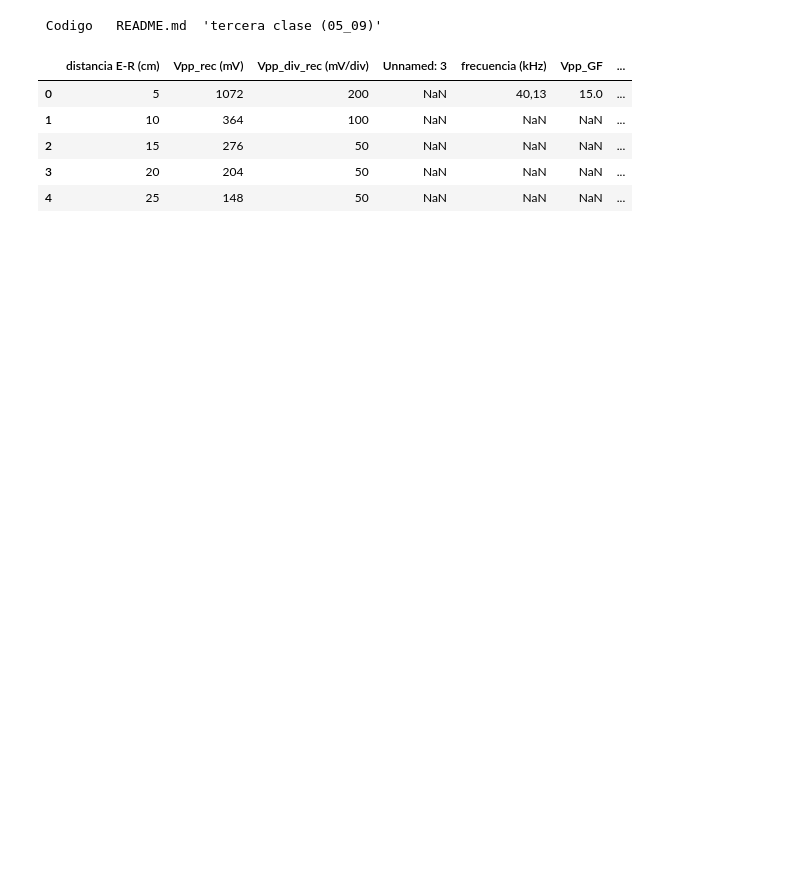
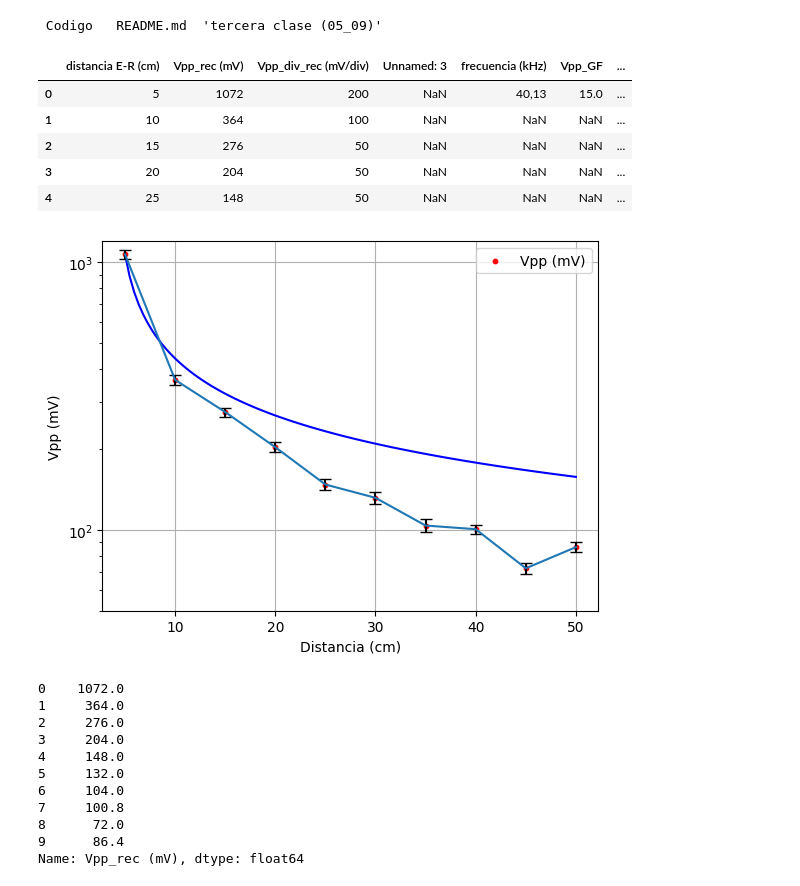
Before and after one commit to juanqwerty773/labo-2, a Jupyter notebook: tercera clase (05_09)/codigo.ipynb, the cells around one changed output. Cells and saved outputs as stored; diff of their text form; code cells hidden in the pictures; blank space fills up the shorter version.

```diff
--- a/tercera clase (05_09)/codigo.ipynb
+++ b/tercera clase (05_09)/codigo.ipynb
@@ -33,3 +35,34 @@ df.head()
 | 2 | 15 | 276 | 50 | NaN | NaN | NaN | ... |
 | 3 | 20 | 204 | 50 | NaN | NaN | NaN | ... |
 | 4 | 25 | 148 | 50 | NaN | NaN | NaN | ... |
+# %%
+distancia = pd.to_numeric(df["distancia E-R (cm)"], errors='coerce')
+df["Vpp_rec (mV)"] = df["Vpp_rec (mV)"].str.replace(',','.', regex=False)
+df["errores Vpp (mV)"] = df["errores Vpp (mV)"].str.replace(',','.', regex=False)
+Vpp_rec = pd.to_numeric(df["Vpp_rec (mV)"], errors='coerce')
+error_Vpp = pd.to_numeric(df["errores Vpp (mV)"], errors='coerce')
+
+x = np.linspace(5,50,100)
+
+plt.semilogy(x, 1072/((x-4)**(1/2)), color='blue')
+plt.errorbar(distancia, Vpp_rec, yerr=error_Vpp,ecolor = 'black',capsize= 4)
+plt.scatter(distancia, Vpp_rec, label='Vpp (mV)',s=10,color='r')
+plt.ylim(50,1200)
+plt.xlabel('Distancia (cm)')
+plt.ylabel('Vpp (mV)')
+plt.grid(True)
+plt.legend()
+plt.show()
+# %% [output]
+[figure, added]
+0    1072.0
+1     364.0
+2     276.0
+3     204.0
+4     148.0
+5     132.0
+6     104.0
+7     100.8
+8      72.0
+9      86.4
+Name: Vpp_rec (mV), dtype: float64
```
Also changed, not shown: parts of 4 cells of this notebook.
